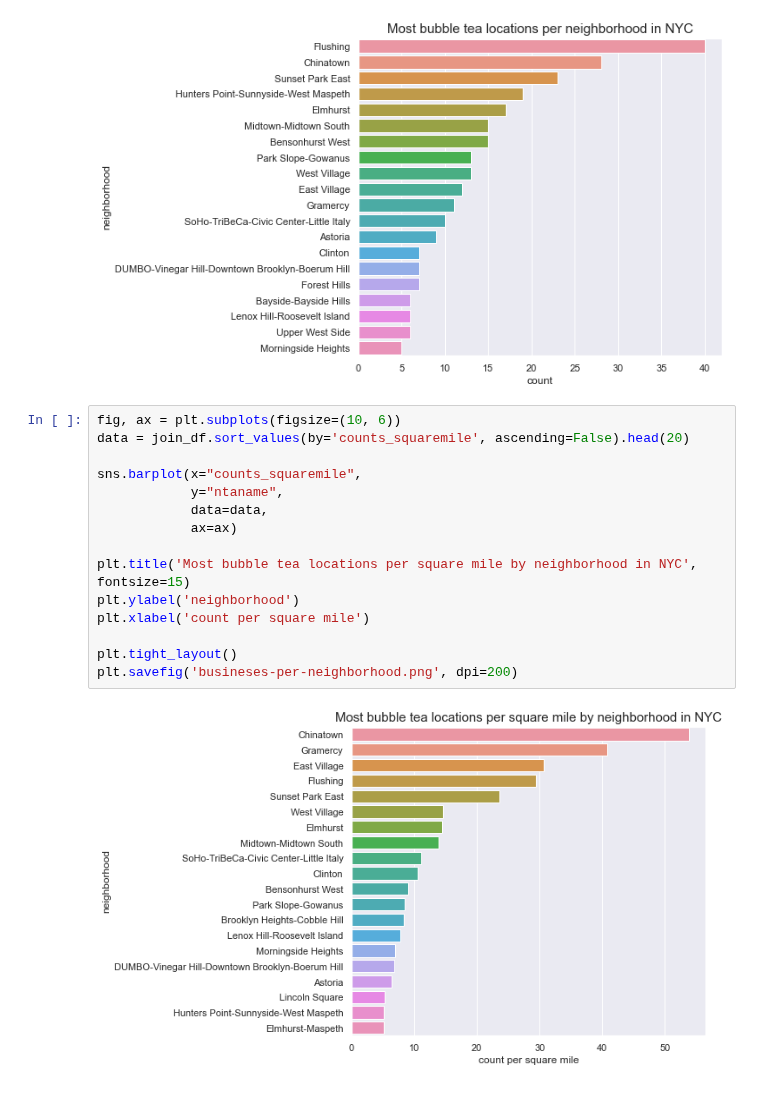
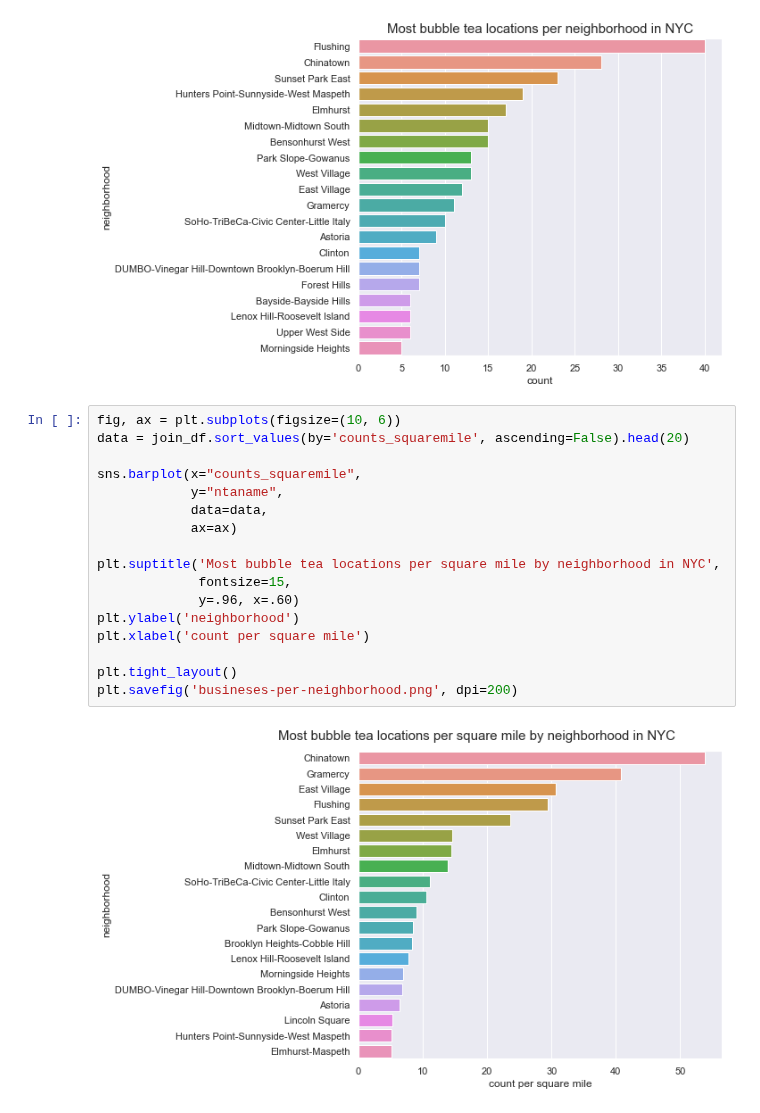
Before and after one commit to mebauer/boba-nyc, a Jupyter notebook: teabook/boba-analysis-nyc.ipynb, the cells around one changed output. Cells and saved outputs as stored; diff of their text form.

Commit message:
editing figsize of cover figure

```diff
--- a/teabook/boba-analysis-nyc.ipynb
+++ b/teabook/boba-analysis-nyc.ipynb
@@ -406,17 +406,19 @@ plt.savefig('busineses-per-neighborhood.png', dpi=200)
 # %%
 fig, ax = plt.subplots(figsize=(10, 6))
 data = join_df.sort_values(by='counts_squaremile', ascending=False).head(20)
 
 sns.barplot(x="counts_squaremile",
             y="ntaname",
             data=data,
             ax=ax)
 
-plt.title('Most bubble tea locations per square mile by neighborhood in NYC', fontsize=15)
+plt.suptitle('Most bubble tea locations per square mile by neighborhood in NYC',
+             fontsize=15,
+             y=.96, x=.60)
 plt.ylabel('neighborhood')
 plt.xlabel('count per square mile')
 
 plt.tight_layout()
 plt.savefig('busineses-per-neighborhood.png', dpi=200)
 # %% [output]
-[figure, old version]
+[figure, new version]
```
Also changed, not shown: parts of 4 cells of this notebook, 1 other file.
